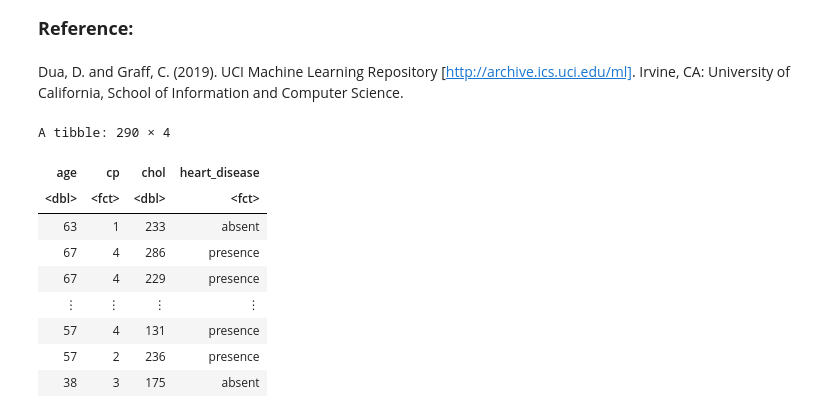
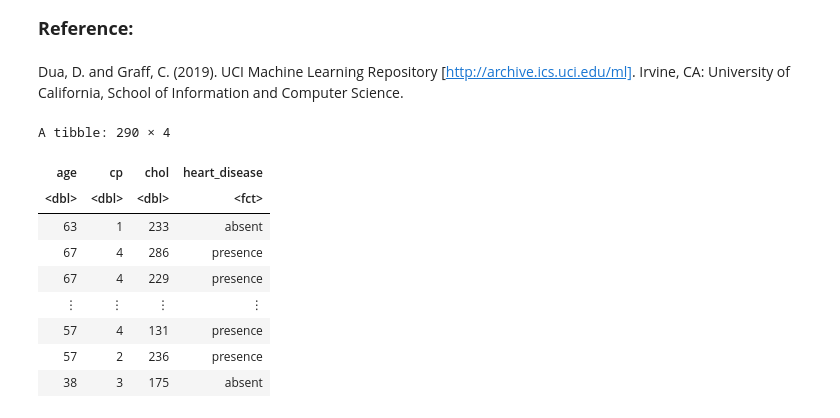
Before and after one commit to MilkyTeaxx/Final_project, a Jupyter notebook: Final_proj.ipynb, the cells around one changed output. Saved outputs shown, nothing was run; the diff lists cells and outputs as text; code cells hidden in the pictures.

```diff
--- a/Final_proj.ipynb
+++ b/Final_proj.ipynb
@@ -130,15 +130,14 @@ Narrowing it down to see how a single variable affects the chance of getting hea
 # %%
 data_clean <- data_mutated |>
 mutate(heart_disease=as_factor(heart_disease)) |>
-mutate(cp=as_factor(cp)) |>
 select(age,cp,chol,heart_disease) |>
   filter(!is.na(heart_disease))
 
 data_clean
 # %% [output]
 A tibble: 290 × 4
 | age | cp | chol | heart_disease |
-| <dbl> | <fct> | <dbl> | <fct> |
+| <dbl> | <dbl> | <dbl> | <fct> |
 | 63 | 1 | 233 | absent |
 | 67 | 4 | 286 | presence |
 | 67 | 4 | 229 | presence |
```
Also changed, not shown: parts of 3 cells of this notebook.
